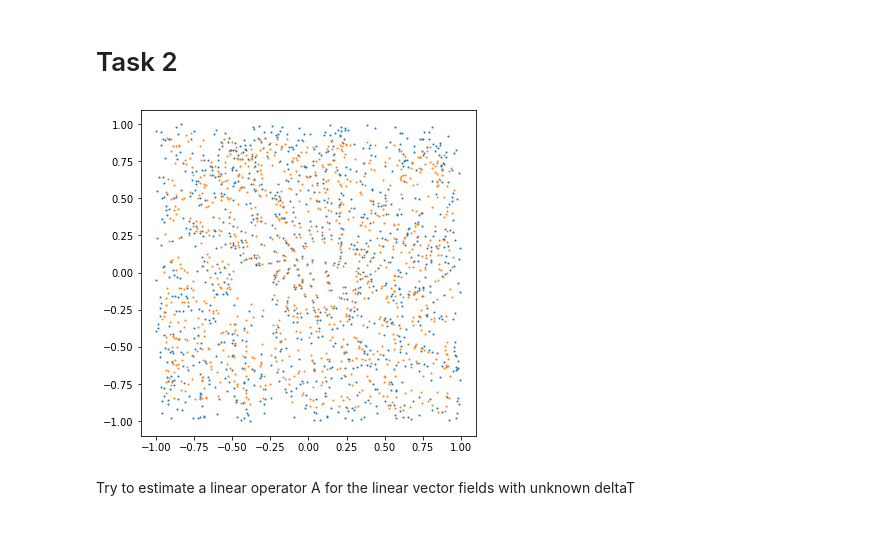
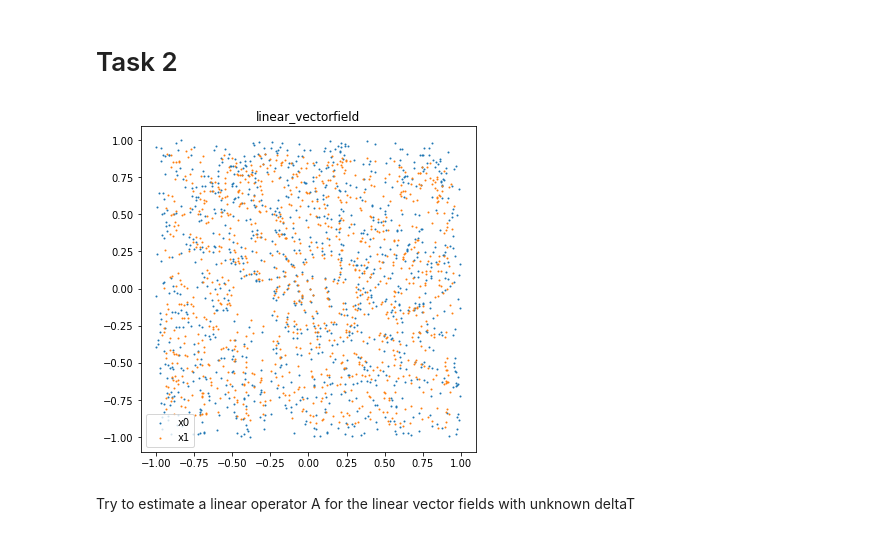
Before and after one commit to AlexPasqua/MLCMS-exercises, a Jupyter notebook: EX5/src/task2.ipynb, the cells around one changed output. Cells and saved outputs as stored; diff of their text form; code cells hidden in the pictures.

```diff
--- a/EX5/src/task2.ipynb
+++ b/EX5/src/task2.ipynb
@@ -14,12 +14,14 @@ def linear_approx(t, y):
 # %%
 # read the vector field data
 x0, x1 = read_vectorfield_data(base_filename="linear_vectorfield_data")
 fig, ax = plt.subplots(1,1,figsize=(6,6))
-ax.scatter(x0[:,0], x0[:,1], s=1)
-ax.scatter(x1[:,0], x1[:,1], s=1)
+ax.scatter(x0[:,0], x0[:,1], s=1, label='x0')
+ax.scatter(x1[:,0], x1[:,1], s=1, label='x1')
+ax.set_title("linear_vectorfield")
+plt.legend()
 plt.show()
 # %% [output]
-[figure, old version]
+[figure, new version]
 # %% [markdown]
 Try to estimate a linear operator A for the linear vector fields with unknown deltaT
 # %%
```
Also changed, not shown: parts of 1 cell of this notebook, 3 other files.
